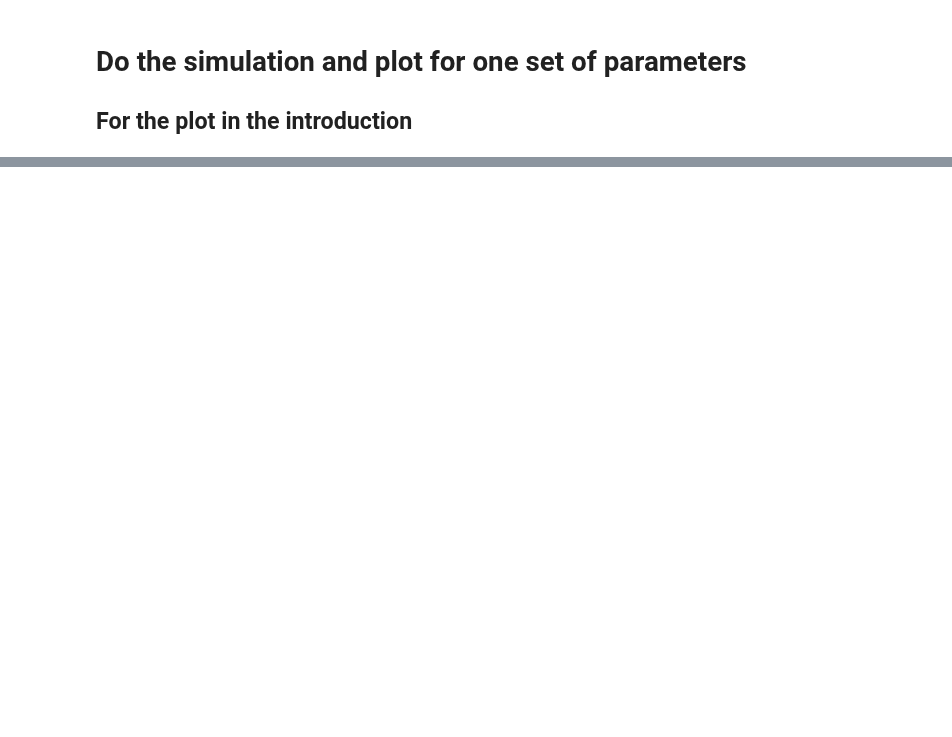
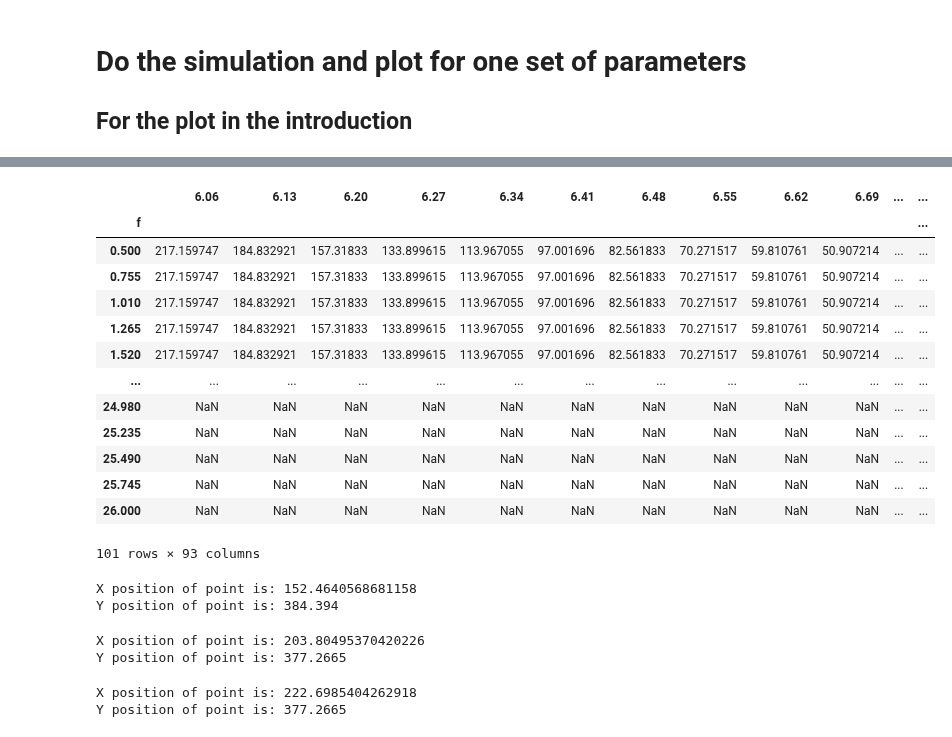
Before and after one commit to kromerh/phd_python, a Jupyter notebook: 13.EmittingSpotVsOutput_imagingTime/03.PlotThesisIntroduction.ipynb, the cells around one changed output, grey strips where cells are left out. Cells and saved outputs as stored; diff of their text form; code cells hidden in the pictures; blank space fills up the shorter version.

```diff
--- a/13.EmittingSpotVsOutput_imagingTime/03.PlotThesisIntroduction.ipynb
+++ b/13.EmittingSpotVsOutput_imagingTime/03.PlotThesisIntroduction.ipynb
@@ -498,0 +681,3 @@ do_run_thesis(outfile,run=row['run'],
+# %%
+data_plot = pd.read_csv('/Users/hkromer/02_PhD/tmp/data_plot.csv', index_col=0)
+data_plot.columns = data_plot.columns.astype(float)
@@ -499,3 +704,20 @@ do_run_thesis(outfile,run=row['run'],
+# %%
+data_plot
+# %% [output]
+|  | 6.06 | 6.13 | 6.20 | 6.27 | 6.34 | 6.41 | 6.48 | 6.55 | 6.62 | 6.69 | ... | ... |
+| f |  |  |  |  |  |  |  |  |  |  |  | ... |
+| 0.500 | 217.159747 | 184.832921 | 157.31833 | 133.899615 | 113.967055 | 97.001696 | 82.561833 | 70.271517 | 59.810761 | 50.907214 | ... | ... |
+| 0.755 | 217.159747 | 184.832921 | 157.31833 | 133.899615 | 113.967055 | 97.001696 | 82.561833 | 70.271517 | 59.810761 | 50.907214 | ... | ... |
+| 1.010 | 217.159747 | 184.832921 | 157.31833 | 133.899615 | 113.967055 | 97.001696 | 82.561833 | 70.271517 | 59.810761 | 50.907214 | ... | ... |
+| 1.265 | 217.159747 | 184.832921 | 157.31833 | 133.899615 | 113.967055 | 97.001696 | 82.561833 | 70.271517 | 59.810761 | 50.907214 | ... | ... |
+| 1.520 | 217.159747 | 184.832921 | 157.31833 | 133.899615 | 113.967055 | 97.001696 | 82.561833 | 70.271517 | 59.810761 | 50.907214 | ... | ... |
+| ... | ... | ... | ... | ... | ... | ... | ... | ... | ... | ... | ... | ... |
+| 24.980 | NaN | NaN | NaN | NaN | NaN | NaN | NaN | NaN | NaN | NaN | ... | ... |
+| 25.235 | NaN | NaN | NaN | NaN | NaN | NaN | NaN | NaN | NaN | NaN | ... | ... |
+| 25.490 | NaN | NaN | NaN | NaN | NaN | NaN | NaN | NaN | NaN | NaN | ... | ... |
+| 25.745 | NaN | NaN | NaN | NaN | NaN | NaN | NaN | NaN | NaN | NaN | ... | ... |
+| 26.000 | NaN | NaN | NaN | NaN | NaN | NaN | NaN | NaN | NaN | NaN | ... | ... |
+101 rows × 93 columns
 # %%
 def each_row(row):
     do_run(run=row['run'],
@@ -516,0 +756,39 @@ df_runs.apply(lambda x: each_row(x), axis=1)
+# %%
+# Gen. I: non rotating target
+# 2 mm spot size
+d = 2 # mm
+output = 6.6e6 # 1/s
+
+X = np.log10(output)-6
+print(f"X position of point is: {x_0+d_x*X}")
+Y = y_0 - d*d_y
+print(f"Y position of point is: {Y}")
+# %% [output]
+X position of point is: 152.4640568681158
+Y position of point is: 384.394
+# %%
+# Gen. I: rotating target
+# 2 mm spot size
+d = 2.5 # mm
+output = 2.9e7 # 1/s
+
+X = np.log10(output)-6
+print(f"X position of point is: {x_0+d_x*X}")
+Y = y_0 - d*d_y
+print(f"Y position of point is: {Y}")
+# %% [output]
+X position of point is: 203.80495370420226
+Y position of point is: 377.2665
+# %%
+# Gen. II: rotating target
+# 2 mm spot size
+d = 2.5 # mm
+output = 5e7 # 1/s
+
+X = np.log10(output)-6
+print(f"X position of point is: {x_0+d_x*X}")
+Y = y_0 - d*d_y
+print(f"Y position of point is: {Y}")
+# %% [output]
+X position of point is: 222.6985404262918
+Y position of point is: 377.2665
```
Also changed, not shown: parts of 12 cells of this notebook, 8 other files.
